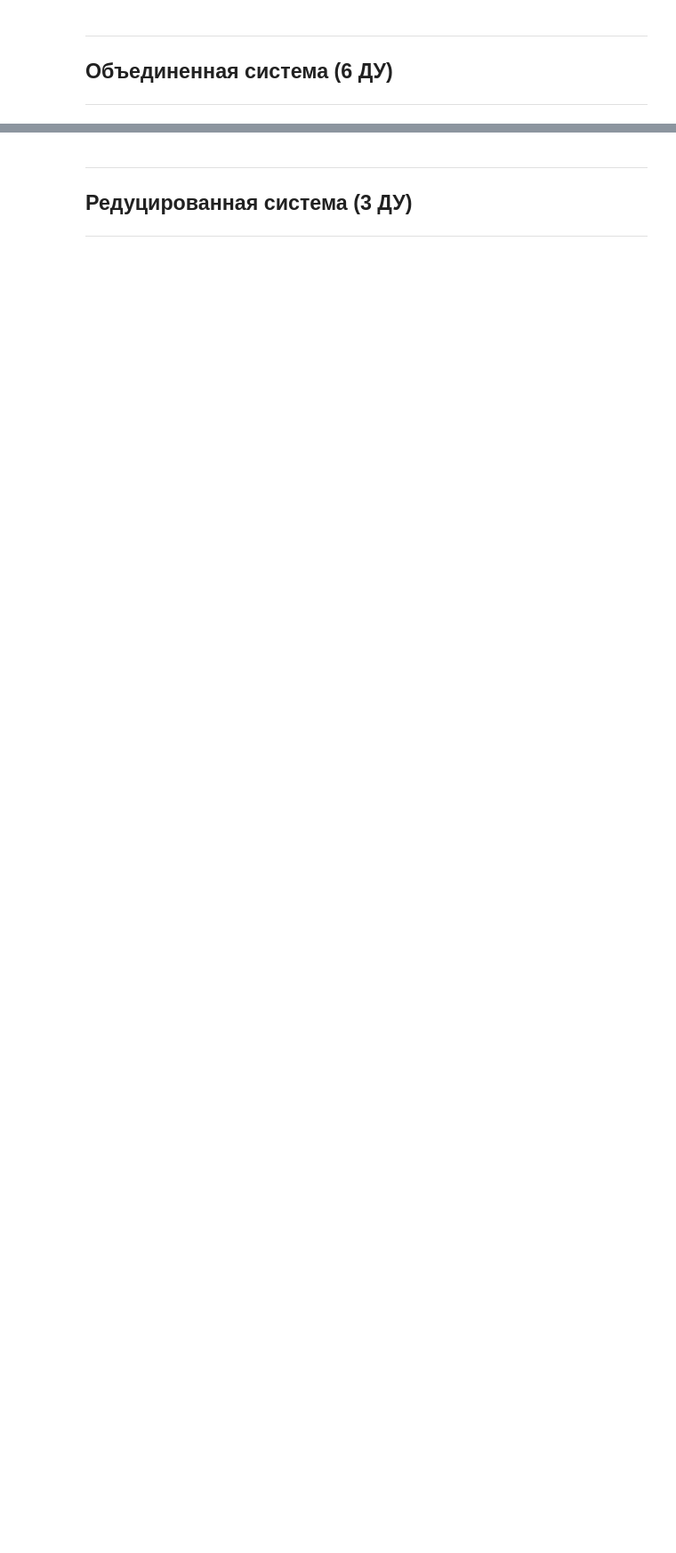
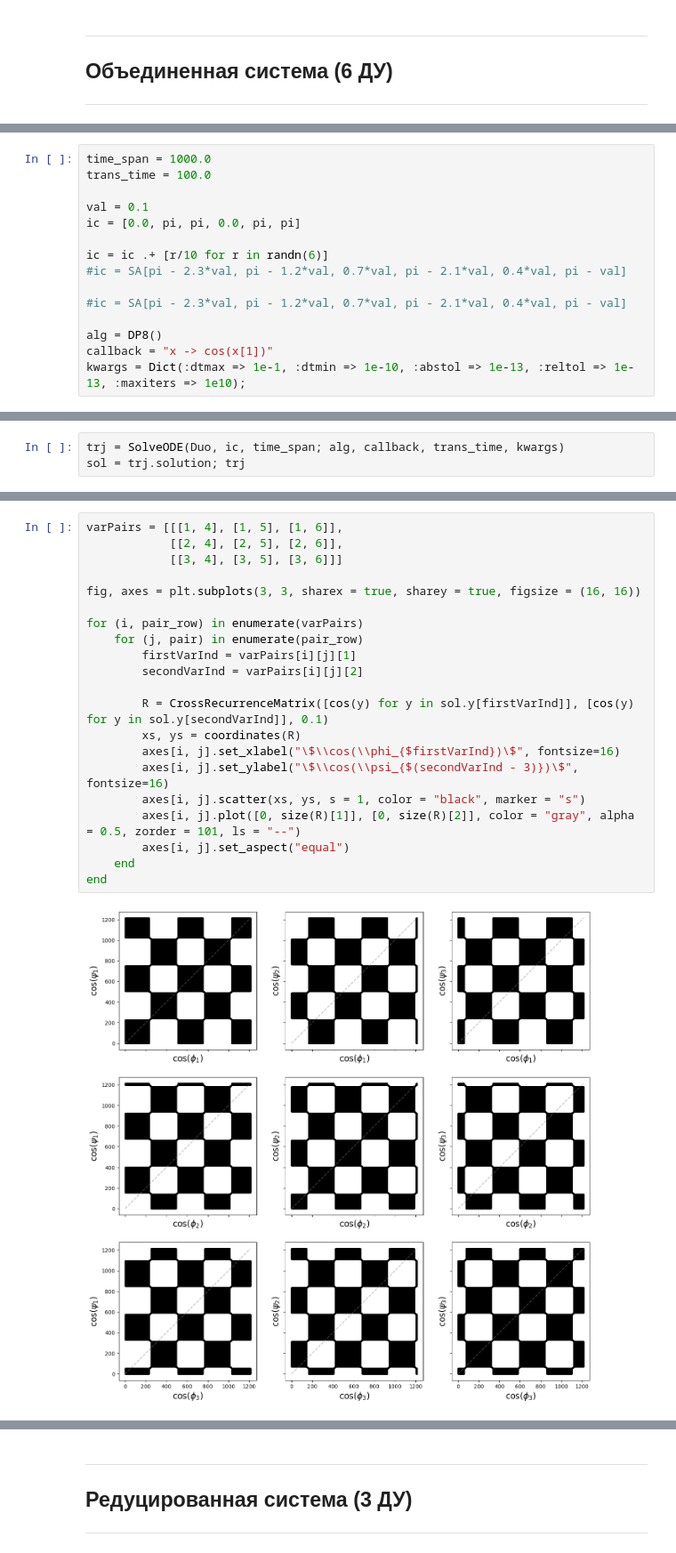
Before and after one commit to Artyom91150/Coupled_contours, a Jupyter notebook: BS_notebook.ipynb, the cells around one changed output, grey strips where cells are left out. Shown at 89% size. Cells and saved outputs as stored; diff of their text form; blank space fills up the shorter version.

```diff
--- a/BS_notebook.ipynb
+++ b/BS_notebook.ipynb
@@ -315,0 +155,15 @@ Synchronization: ["phi_1 => psi_1", "phi_2 => psi_3", "phi_3 => psi_2"] with del
+# %%
+time_span = 1000.0
+trans_time = 100.0
+
+val = 0.1
+ic = [0.0, pi, pi, 0.0, pi, pi]
+
+ic = ic .+ [r/10 for r in randn(6)]
+#ic = SA[pi - 2.3*val, pi - 1.2*val, 0.7*val, pi - 2.1*val, 0.4*val, pi - val]
+
+#ic = SA[pi - 2.3*val, pi - 1.2*val, 0.7*val, pi - 2.1*val, 0.4*val, pi - val]
+
+alg = DP8()
+callback = "x -> cos(x[1])"
+kwargs = Dict(:dtmax => 1e-1, :dtmin => 1e-10, :abstol => 1e-13, :reltol => 1e-13, :maxiters => 1e10);
@@ -315,0 +172,3 @@ Synchronization: ["phi_1 => psi_1", "phi_2 => psi_3", "phi_3 => psi_2"] with del
+# %%
+trj = SolveODE(Duo, ic, time_span; alg, callback, trans_time, kwargs)
+sol = trj.solution; trj
@@ -315,0 +199,23 @@ Synchronization: ["phi_1 => psi_1", "phi_2 => psi_3", "phi_3 => psi_2"] with del
+# %%
+varPairs = [[[1, 4], [1, 5], [1, 6]],
+            [[2, 4], [2, 5], [2, 6]],
+            [[3, 4], [3, 5], [3, 6]]]
+
+fig, axes = plt.subplots(3, 3, sharex = true, sharey = true, figsize = (16, 16))
+
+for (i, pair_row) in enumerate(varPairs)
+    for (j, pair) in enumerate(pair_row)
+        firstVarInd = varPairs[i][j][1]
+        secondVarInd = varPairs[i][j][2]
+
+        R = CrossRecurrenceMatrix([cos(y) for y in sol.y[firstVarInd]], [cos(y) for y in sol.y[secondVarInd]], 0.1)
+        xs, ys = coordinates(R)
+        axes[i, j].set_xlabel("\$\\cos(\\phi_{$firstVarInd})\$", fontsize=16)
+        axes[i, j].set_ylabel("\$\\cos(\\psi_{$(secondVarInd - 3)})\$", fontsize=16)
+        axes[i, j].scatter(xs, ys, s = 1, color = "black", marker = "s")
+        axes[i, j].plot([0, size(R)[1]], [0, size(R)[2]], color = "gray", alpha = 0.5, zorder = 101, ls = "--")
+        axes[i, j].set_aspect("equal")
+    end
+end
+# %% [output]
+[figure, added]
```
Also changed, not shown: parts of 59 cells of this notebook, 20 other files.
